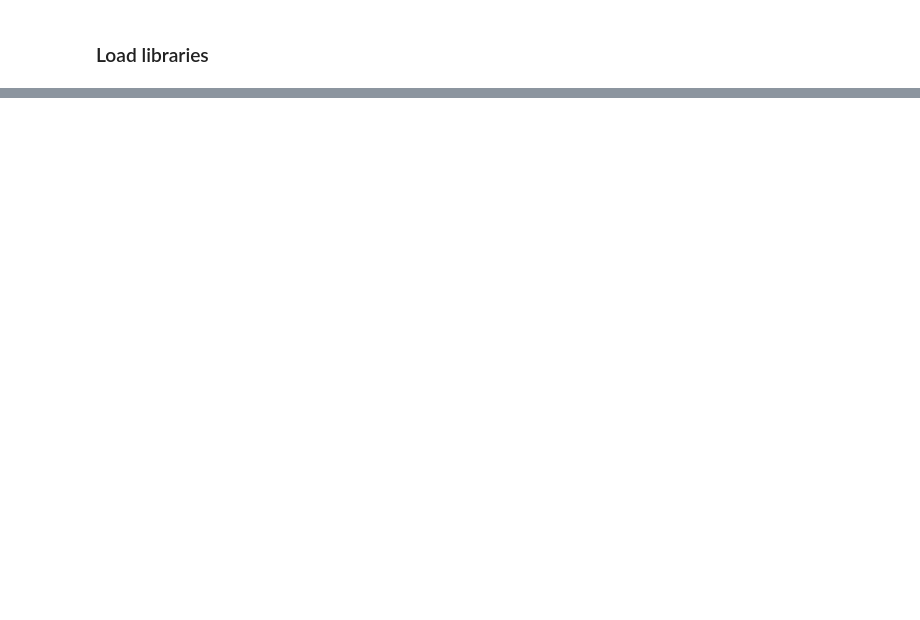
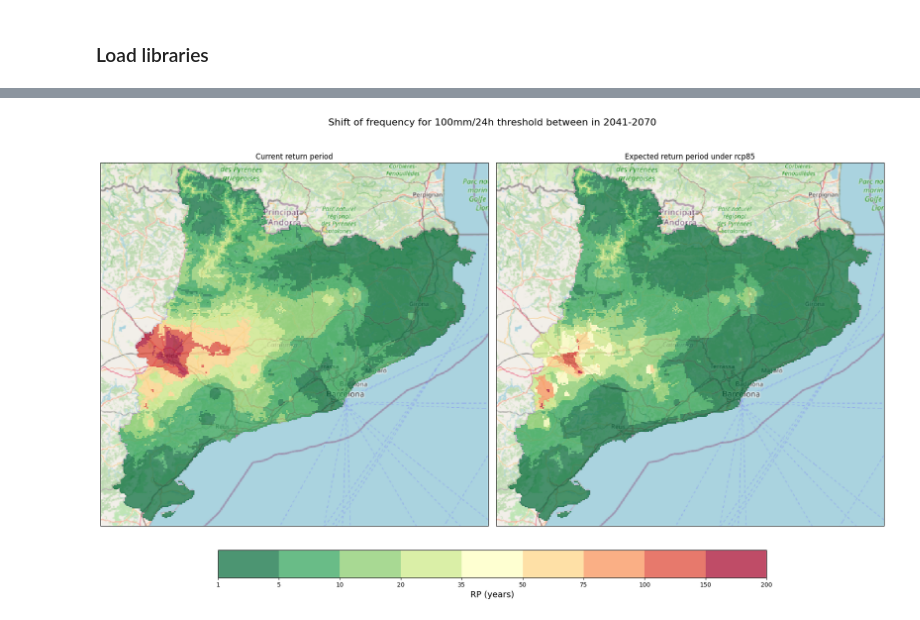
Before and after one commit to CLIMAAX/HEAVY_RAINFALL, a Jupyter notebook: EXTREME_PRECIPITATION_Risk_Assessment.ipynb, the cells around one changed output, grey strips where cells are left out. Saved outputs shown, nothing was run; the diff lists cells and outputs as text; code cells hidden in the pictures; blank space fills up the shorter version.

Commit message:
Improve Hazard Assessment and Risk Assassment notebooks, delete visualization notebook and improve desciptions

```diff
--- a/EXTREME_PRECIPITATION_Risk_Assessment.ipynb
+++ b/EXTREME_PRECIPITATION_Risk_Assessment.ipynb
@@ -444,0 +97,2 @@ Daniel Sempere-Torres
+# %%
+bbox = [0, 40.2, 3.3, 43.5]; areaname = 'Catalonia'
@@ -444,0 +289,16 @@ Daniel Sempere-Torres
+# %%
+# Transform POINT to Hazard dataset reference system
+CRS = ccrs.RotatedPole(pole_latitude=39.25, pole_longitude=-162)
+transformer = pyproj.Transformer.from_crs('epsg:4326', CRS)
+rpoint = transformer.transform(POINT[0], POINT[1])
+
+# Read historical IDF for point
+ds_hist = xr.open_dataset(HAZARD_PATHS[DURATION_TH]['historical'], decode_cf=True)
+ds_hist = ds_hist.sel(rlat = rpoint[1], rlon = rpoint[0], duration=DURATION_TH, method = 'nearest', drop=True).idf
+
+# Read future IDF for point
+ds_proj = xr.open_dataset(HAZARD_PATHS[DURATION_TH][RCP], decode_cf=True)
+ds_proj = ds_proj.sel(rlat = rpoint[1], rlon = rpoint[0], duration=DURATION_TH, method='nearest', drop=True).idf
+
+# Apply function to poing
+shift_point = magnitude_frequency_shift([INTENSITY_TH, DURATION_TH, FREQUENCY_TH], ds_hist, ds_proj); del ds_hist, ds_proj
@@ -444,0 +401,28 @@ Daniel Sempere-Torres
+# %%
+# Convert projection so matplotlib understands it.
+proj_rp_map = ccrs.epsg(proj_rp_th.to_epsg())
+# Path of rasters to plot.
+r1 = path_rp_th
+r2 = glob.glob(os.path.join(results_dir, 'RP_shift*.tiff'))[0]
+# Define colorbar.
+cmap_ret_per = mpl.cm.RdYlGn_r
+# bounds_ret_per = [1, 2, 3, 4, 5, 10, 25, 50, 100, 200]
+bounds_ret_per = [1, 5, 10, 20, 35, 50, 75, 100, 150, 200]
+norm_ret_per = mpl.colors.BoundaryNorm(bounds_ret_per, cmap_ret_per.N)
+fig_rp, ax_rp = plt.subplots(1,2, figsize = (18,11), subplot_kw = {'projection': proj_rp_map}, layout = 'constrained')
+for i, file in enumerate([r1, r2]):
+    ds_i = rio.open_rasterio(file, masked =True)
+    im = ds_i.plot(ax = ax_rp[i], add_colorbar=False, norm = norm_ret_per, cmap=cmap_ret_per, alpha = 0.7)
+    ctx.add_basemap(ax=ax_rp[i], crs=proj_rp_map, source=ctx.providers.OpenStreetMap.Mapnik,
+               attribution = False)
+
+ax_rp[0].set_title('Current return period')
+ax_rp[1].set_title(f'Expected return period under {RCP}')
+cb_rp = fig_rp.colorbar(im, ax = ax_rp[:], location='bottom', shrink = 0.7)
+cb_rp.set_label('RP (years)', fontsize = 14)
+fig_rp.suptitle(f"Shift of frequency for 100mm/24h threshold between in {TIME_FRAMES[RCP]}",fontsize = 16)
+plt.show()
+
+fig_rp.savefig(os.path.join(plots_dir, f'RP_shift_threshold_{TIME_FRAMES[RCP]}.png'))
+# %% [output]
+[figure, added]
```
Also changed, not shown: parts of 85 cells of this notebook, 8 other files.
